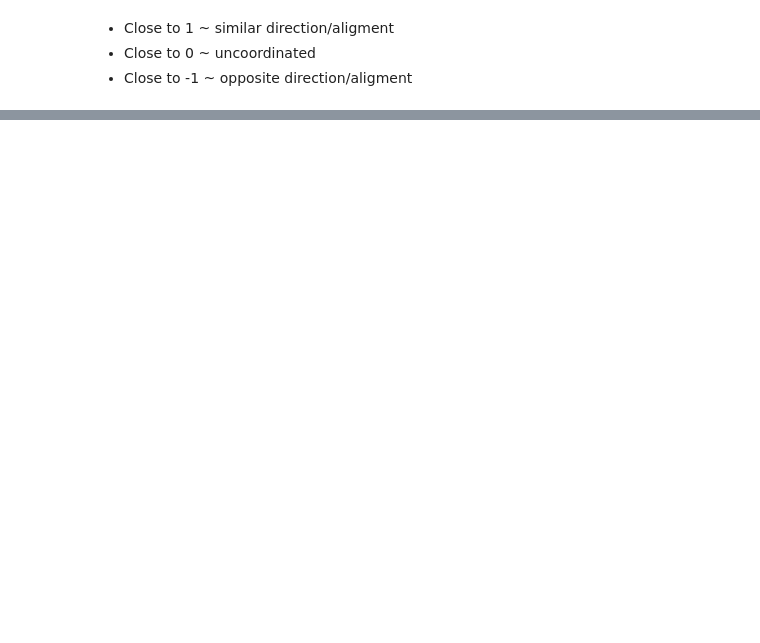
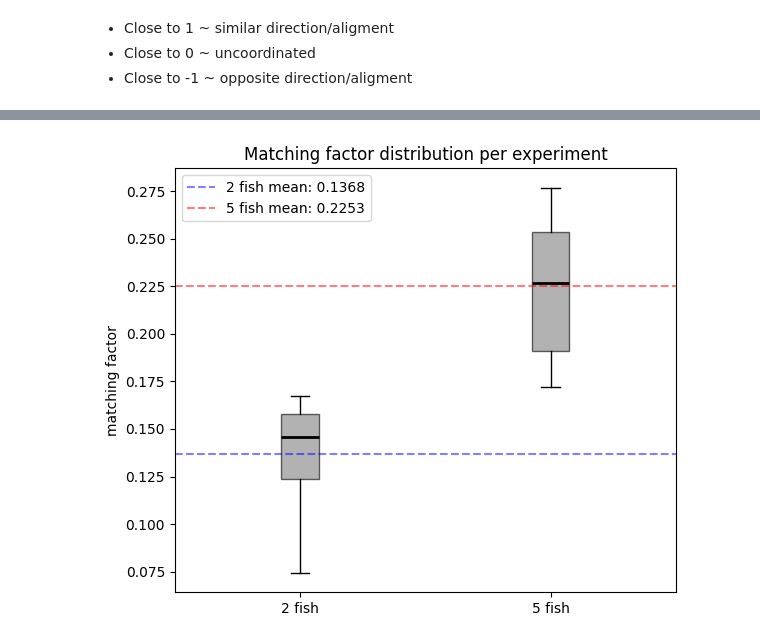
Before and after one commit to eloisecowley4/mdm2_project2, a Jupyter notebook: behavior_analisis/alignment.ipynb, the cells around one changed output, grey strips where cells are left out. Saved outputs shown, nothing was run; the diff lists cells and outputs as text; code cells hidden in the pictures; blank space fills up the shorter version.

```diff
--- a/behavior_analisis/alignment.ipynb
+++ b/behavior_analisis/alignment.ipynb
@@ -111,12 +143,14 @@ import numpy as np
 import matplotlib.pyplot as plt
 import matplotlib.animation as animation
 from IPython.display import HTML
+import matplotlib
+matplotlib.rcParams['animation.ffmpeg_path'] = '/usr/local/bin/ffmpeg'
 
 # Assuming 'example_data' (positions) and 'separations' (distances)
 # are already in your notebook's memory from your previous cells.
 
 example_data = example_data.loc[10200:10500]
-alignments = alignment.loc[10200:10500]
+vel_diff = vel_diff.loc[10200:10500]
 
 # 1. Setup the Figure and Axes (1 row, 2 columns)
 fig, (ax_traj, ax_bar) = plt.subplots(1, 2, figsize=(16, 6))
@@ -143,9 +177,8 @@ initial_x = example_data[x_cols].iloc[0].values
 initial_y = example_data[y_cols].iloc[0].values
 scat = ax_traj.scatter(initial_x, initial_y, c=colors, s=150, edgecolors='black', zorder=5)
 
-
-# --- Setup Bar Chart ---
-sep_cols = alignments.columns
+# --- Setup Bar Chart (Separations) ---
+sep_cols = vel_diff.columns
 x_pos = np.arange(len(sep_cols))
 
 # Initialize empty bars
@@ -154,9 +187,10 @@ ax_bar.set_xticks(x_pos)
 ax_bar.set_xticklabels(sep_cols, rotation=45)
 
 # Set static Y-axis limit based on the maximum separation ever achieved
-max_alig = alignments.max().max()
-ax_bar.set_ylim(0, max_alig * 1.1)
-ax_bar.set_title("Pairwise Alignment", fontsize=14)
+max_sep = vel_diff.max().max()
+ax_bar.set_ylim(0, max_sep * 1.1)
+ax_bar.set_title("Pairwise Velocity Differences", fontsize=14)
+ax_bar.set_ylabel("Velocity (mm/s)")
 
 # 2. The Update Function (Called once per frame)
 def update(frame):
@@ -166,7 +200,7 @@ def update(frame):
     scat.set_offsets(np.c_[current_x, current_y])
 
     # Update bar chart heights
-    current_seps = alignments.iloc[frame].values
+    current_seps = vel_diff.iloc[frame].values
     for bar, h in zip(bars, current_seps):
         bar.set_height(h)
 
@@ -187,4 +221,4 @@ plt.close(fig) # Prevents the static empty plot from showing up in Jupyter
 # display(HTML(ani.to_jshtml()))
 
 # To save as an MP4 for your video presentation (Requires FFmpeg installed):
-ani.save("fish_turn_event_alignment.mp4", writer='ffmpeg', fps=20, dpi=150)
+ani.save("fish_turn_event_velocity.mp4", writer='ffmpeg', fps=20, dpi=150)
@@ -190,0 +386,20 @@ ani.save("fish_turn_event_alignment.mp4", writer='ffmpeg', fps=20, dpi=150)
+# %%
+#plot
+fig, ax = plt.subplots(figsize=(6, 5))
+ax.boxplot(
+    [exp_means_2, exp_means_5],
+    tick_labels=['2 fish', '5 fish'],
+    patch_artist=True,
+    boxprops = dict(facecolor='grey', alpha=0.6),
+    medianprops = dict(color='black', linewidth=2)
+)
+ax.axhline(mf_2fish, color='blue', linestyle='--', alpha=0.5, label=f'2 fish mean: {mf_2fish:.4f}')
+ax.axhline(mf_5fish, color='red',linestyle='--', alpha=0.5, label=f'5 fish mean: {mf_5fish:.4f}')
+ax.set_ylabel('matching factor')
+ax.set_title('Matching factor distribution per experiment')
+ax.legend()
+plt.tight_layout()
+plt.savefig('matching_factor_comparison.png', dpi=150)
+plt.show()
+# %% [output]
+[figure, added]
```
Also changed, not shown: parts of 17 cells of this notebook.
